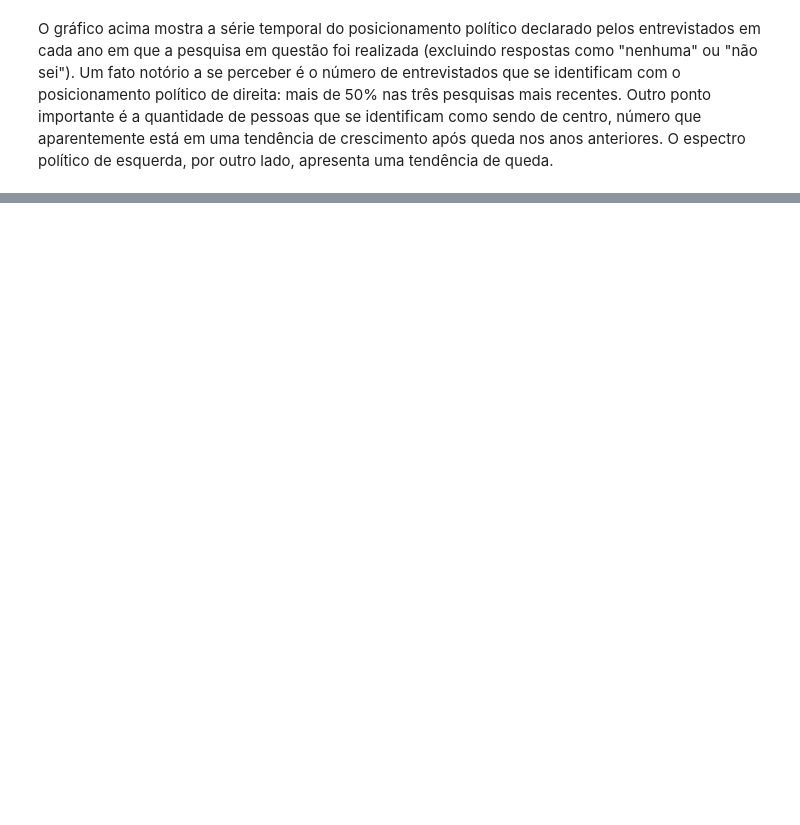
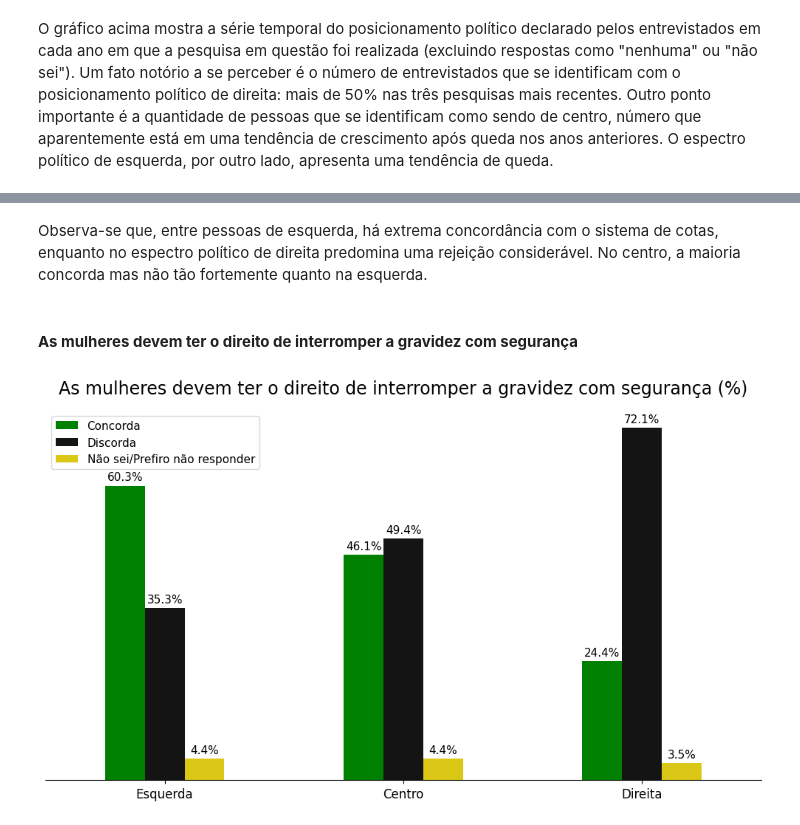
Before and after one commit to h-Soares/ds-espectro-politico-brasil, a Jupyter notebook: project.ipynb, the cells around one changed output, grey strips where cells are left out. Saved outputs shown, nothing was run; the diff lists cells and outputs as text; code cells hidden in the pictures; blank space fills up the shorter version.

```diff
--- a/project.ipynb
+++ b/project.ipynb
@@ -679,0 +712,25 @@ O gráfico acima mostra a série temporal do posicionamento político declarado
+# %% [markdown]
+Observa-se que, entre pessoas de esquerda, há extrema concordância com o sistema de cotas, enquanto no espectro político de direita predomina uma rejeição considerável. No centro, a maioria concorda mas não tão fortemente quanto na esquerda.
+# %% [markdown]
+#### **As mulheres devem ter o direito de interromper a gravidez com segurança**
+# %%
+ax = df.groupby(['posicionamento_politico', 'direito_aborto']).size().unstack().div(df.groupby('posicionamento_politico').size(), axis=0).mul(100).loc[['Esquerda', 'Centro', 'Direita']].plot(kind='bar', color = colors, rot=0, figsize=(10,6))
+
+for container in ax.containers:
+    ax.bar_label(container, fmt='%.1f%%', label_type='edge', fontsize=11, padding=3)
+
+ax.get_yaxis().set_visible(False)
+ax.set_title("As mulheres devem ter o direito de interromper a gravidez com segurança (%)", fontsize=17, pad=16)
+ax.set_xlabel("")
+ax.tick_params(axis='x', labelsize=12)
+ax.legend(title="", fontsize=11)
+
+ax.spines['top'].set_visible(False)
+ax.spines['right'].set_visible(False)
+ax.spines['left'].set_visible(False)
+
+plt.tight_layout()
+plt.savefig(r'images\direito_aborto-posicionamento_politico.png')
+plt.show()
+# %% [output]
+[figure, added]
```
Also changed, not shown: parts of 67 cells of this notebook, 22 other files.
